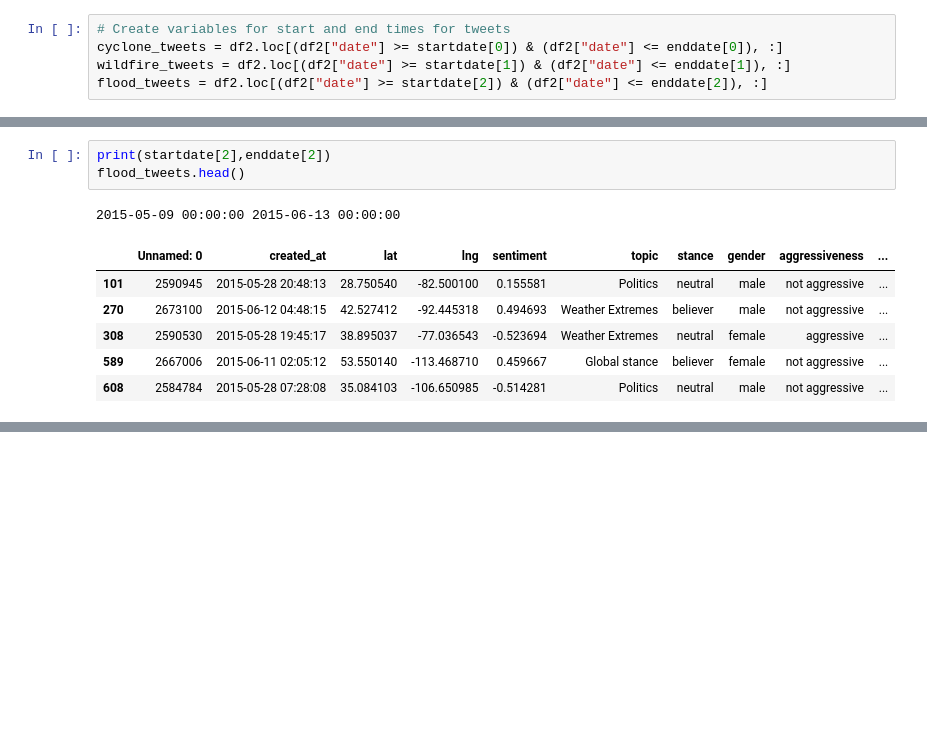
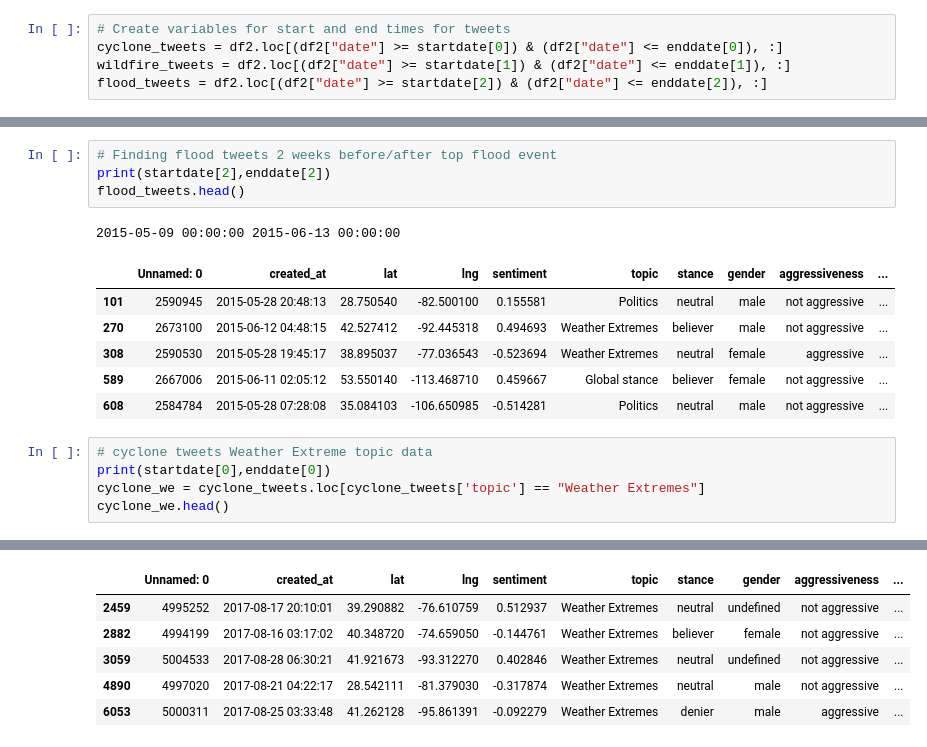
Before and after one commit to andcetera/Twitter-climate-change-sentiment, a Jupyter notebook: us_disasters.ipynb, the cells around one changed output, grey strips where cells are left out. Drawn from its saved outputs; the diff is of its cells as text; blank space fills up the shorter version.

```diff
--- a/us_disasters.ipynb
+++ b/us_disasters.ipynb
@@ -186,6 +201,7 @@ wildfire_tweets.head()
 | 292 | 12505618 | 2018-11-30 14:53:32 | 40.723710 | -73.704850 | 0.715171 | Weather Extremes | neutral | female | not aggressive | ... |
 | 320 | 12447850 | 2018-11-29 17:19:54 | 34.052230 | -118.243680 | 0.002881 | Donald Trump versus Science | denier | male | not aggressive | ... |
 # %%
+# Finding flood tweets 2 weeks before/after top flood event
 print(startdate[2],enddate[2])
 flood_tweets.head()
 # %% [output]
@@ -196,3 +212,9 @@ flood_tweets.head()
 | 308 | 2590530 | 2015-05-28 19:45:17 | 38.895037 | -77.036543 | -0.523694 | Weather Extremes | neutral | female | aggressive | ... |
 | 589 | 2667006 | 2015-06-11 02:05:12 | 53.550140 | -113.468710 | 0.459667 | Global stance | believer | female | not aggressive | ... |
 | 608 | 2584784 | 2015-05-28 07:28:08 | 35.084103 | -106.650985 | -0.514281 | Politics | neutral | male | not aggressive | ... |
+# %%
+# cyclone tweets Weather Extreme topic data
+print(startdate[0],enddate[0])
+cyclone_we = cyclone_tweets.loc[cyclone_tweets['topic'] == "Weather Extremes"]
+cyclone_we.head()
+# %% [output]
@@ -198,0 +222,6 @@ flood_tweets.head()
+|  | Unnamed: 0 | created_at | lat | lng | sentiment | topic | stance | gender | aggressiveness | ... |
+| 2459 | 4995252 | 2017-08-17 20:10:01 | 39.290882 | -76.610759 | 0.512937 | Weather Extremes | neutral | undefined | not aggressive | ... |
+| 2882 | 4994199 | 2017-08-16 03:17:02 | 40.348720 | -74.659050 | -0.144761 | Weather Extremes | believer | female | not aggressive | ... |
+| 3059 | 5004533 | 2017-08-28 06:30:21 | 41.921673 | -93.312270 | 0.402846 | Weather Extremes | neutral | undefined | not aggressive | ... |
+| 4890 | 4997020 | 2017-08-21 04:22:17 | 28.542111 | -81.379030 | -0.317874 | Weather Extremes | neutral | male | not aggressive | ... |
+| 6053 | 5000311 | 2017-08-25 03:33:48 | 41.262128 | -95.861391 | -0.092279 | Weather Extremes | denier | male | aggressive | ... |
```
Also changed, not shown: parts of 10 cells of this notebook.
